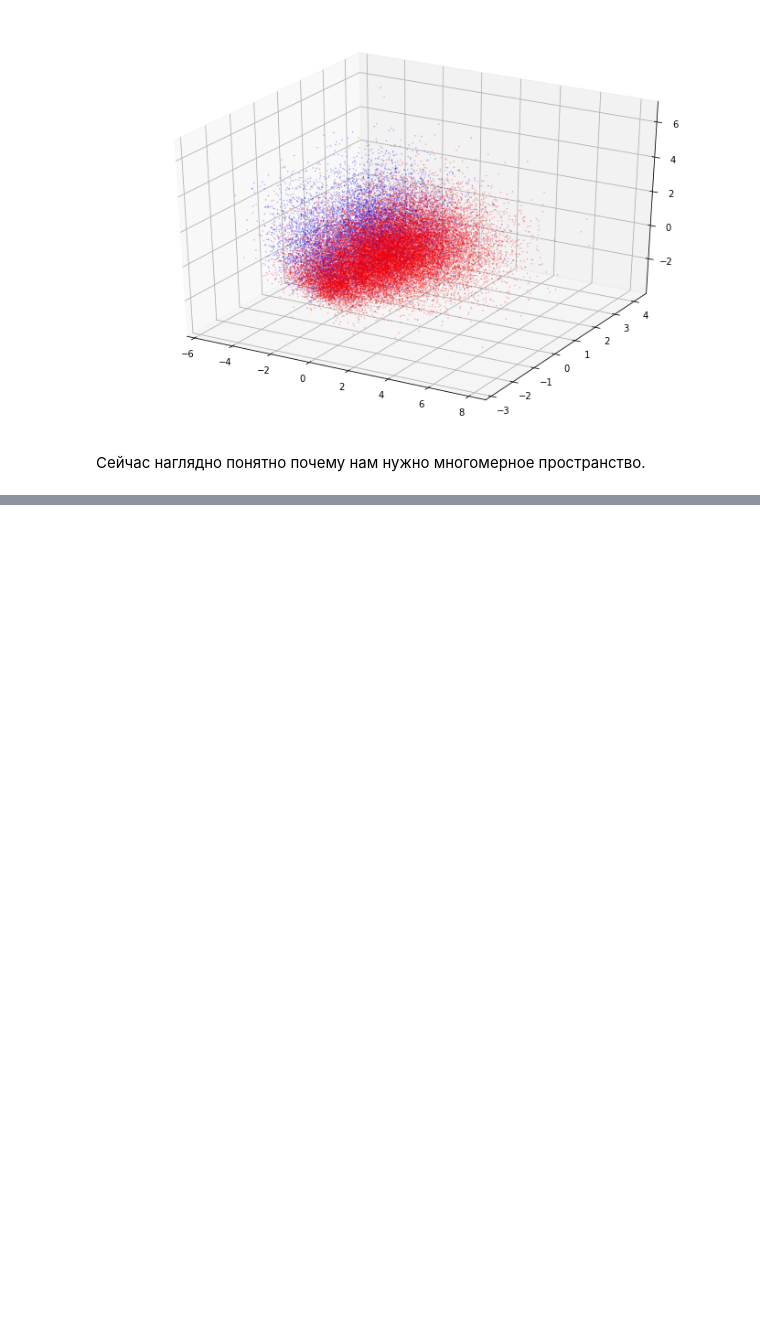
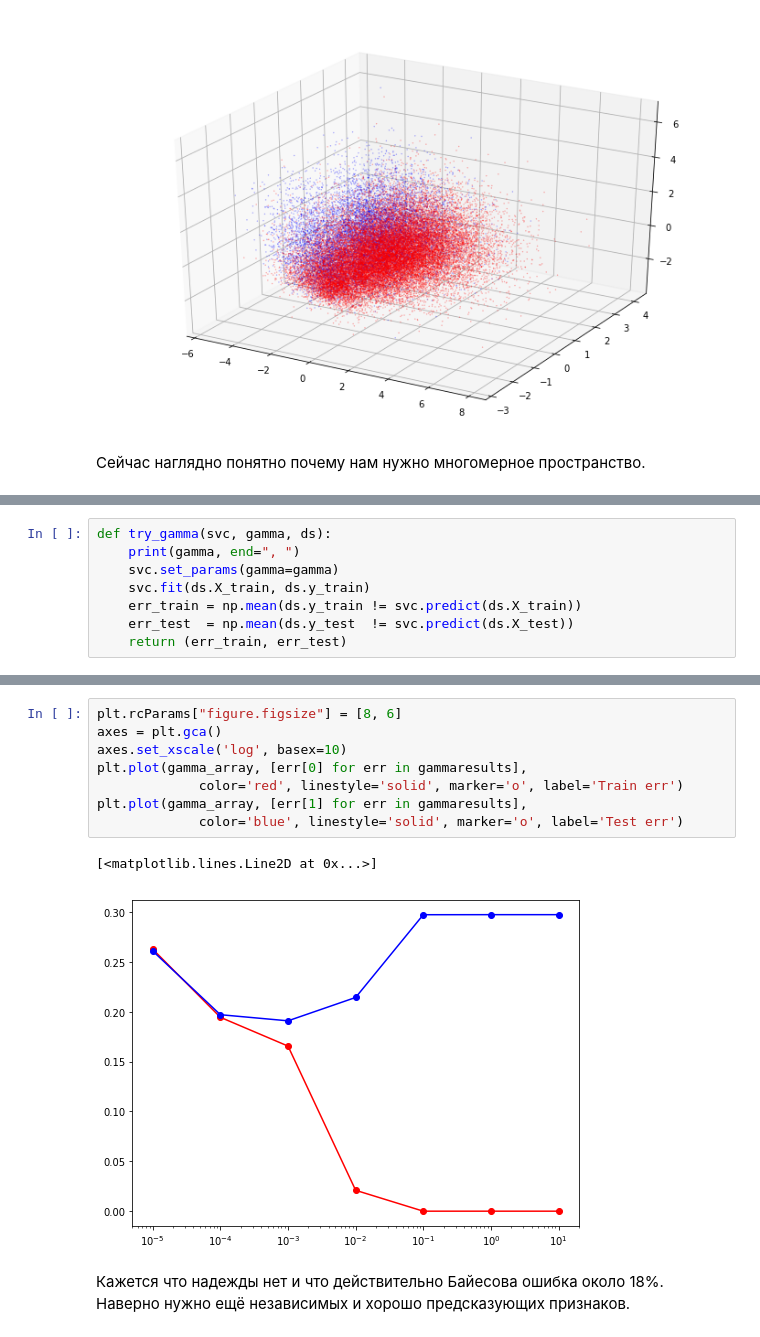
Before and after one commit to kormang/MachineLearningCourseProject, a Jupyter notebook: gss.ipynb, the cells around one changed output, grey strips where cells are left out. Cells and saved outputs as stored; diff of their text form; blank space fills up the shorter version.

```diff
--- a/gss.ipynb
+++ b/gss.ipynb
@@ -1386,0 +1452,8 @@ ax.scatter(Xclass1[:,0], Xclass1[:,1], Xclass1[:,2], c='blue', label='>=50k', al
+# %%
+def try_gamma(svc, gamma, ds):
+    print(gamma, end=", ")
+    svc.set_params(gamma=gamma)
+    svc.fit(ds.X_train, ds.y_train)
+    err_train = np.mean(ds.y_train != svc.predict(ds.X_train))
+    err_test  = np.mean(ds.y_test  != svc.predict(ds.X_test))
+    return (err_train, err_test)
@@ -1386,0 +1470,13 @@ ax.scatter(Xclass1[:,0], Xclass1[:,1], Xclass1[:,2], c='blue', label='>=50k', al
+# %%
+plt.rcParams["figure.figsize"] = [8, 6]
+axes = plt.gca()
+axes.set_xscale('log', basex=10)
+plt.plot(gamma_array, [err[0] for err in gammaresults],
+             color='red', linestyle='solid', marker='o', label='Train err')
+plt.plot(gamma_array, [err[1] for err in gammaresults],
+             color='blue', linestyle='solid', marker='o', label='Test err')
+# %% [output]
+[<matplotlib.lines.Line2D at 0x...>]
+[figure, added]
+# %% [markdown]
+Кажется что надежды нет и что действительно Байесова ошибка около 18%. Наверно нужно ещё независимых и хорошо предсказующих признаков.
```
Also changed, not shown: parts of 14 cells of this notebook.
